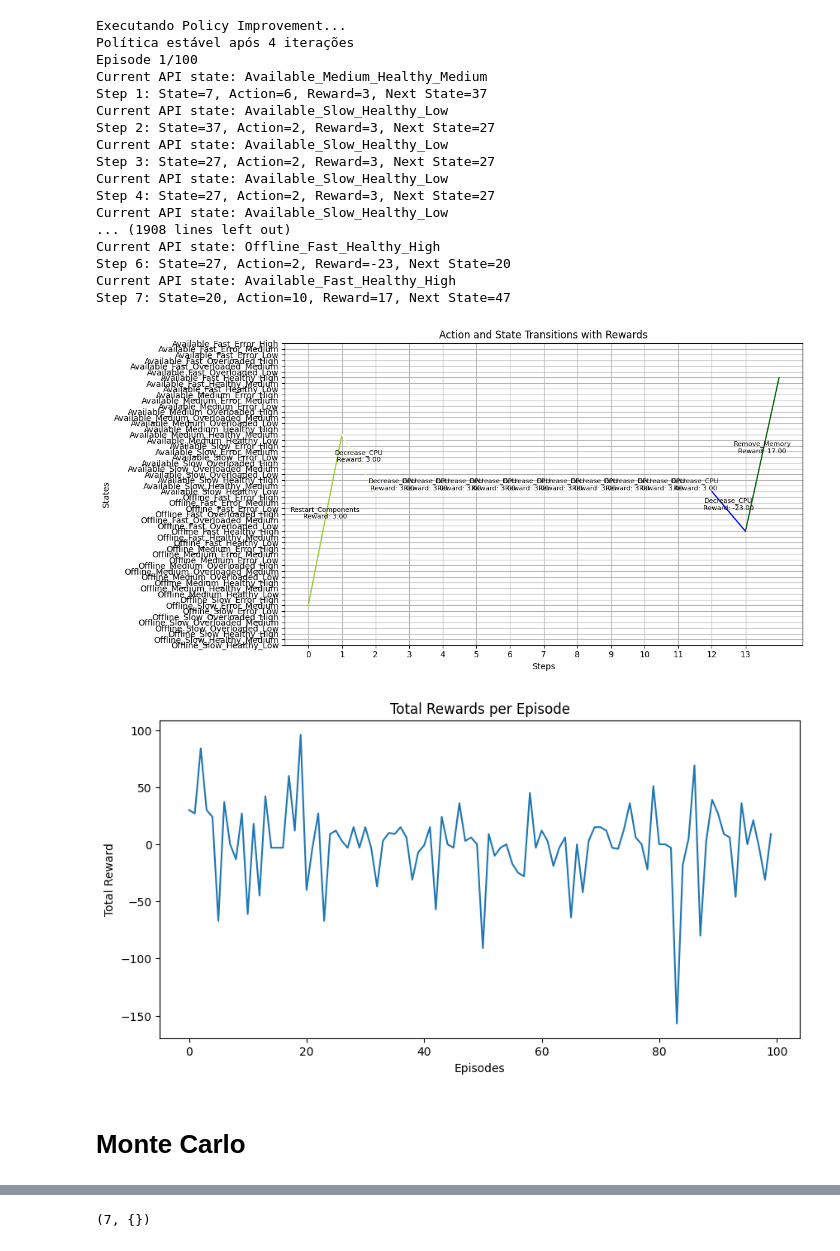
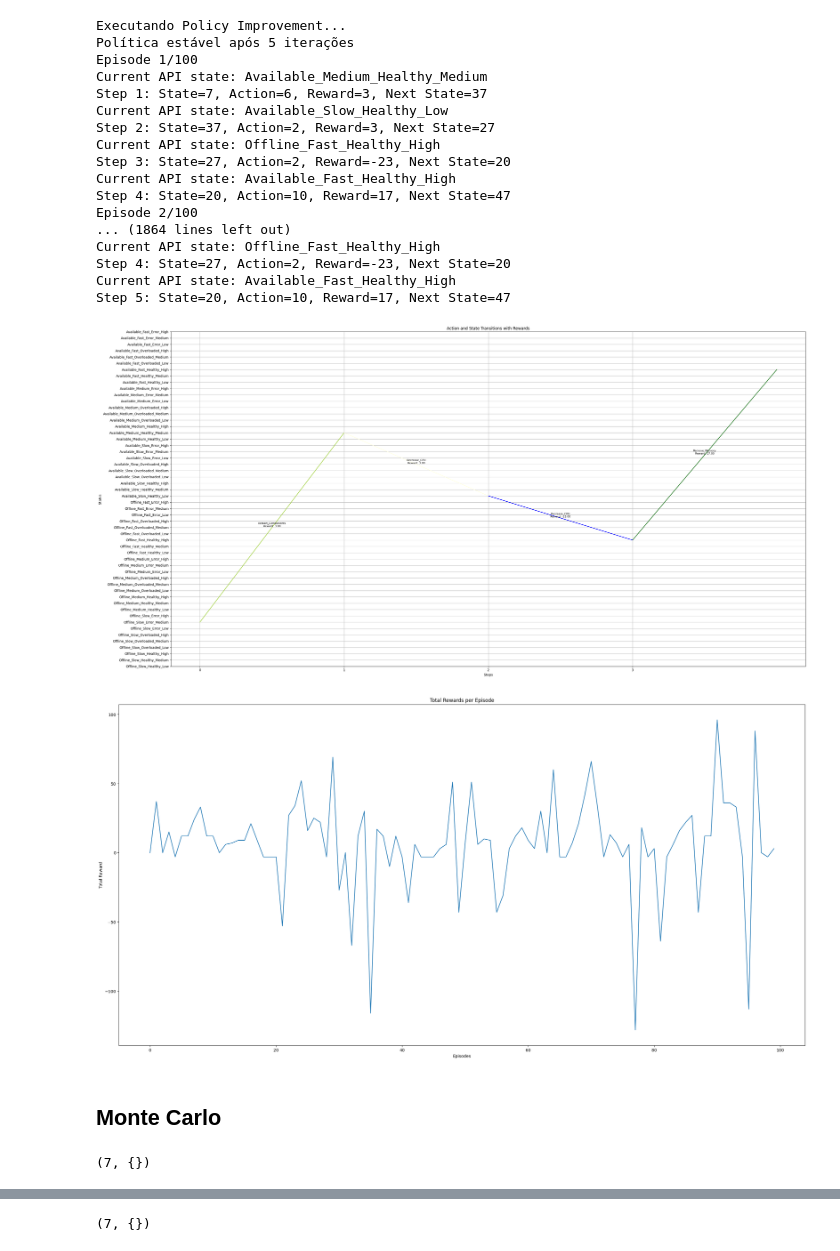
Before and after one commit to arturossouza/API-Env, a Jupyter notebook: main.ipynb, the cells around one changed output, grey strips where cells are left out. Drawn from its saved outputs; the diff is of its cells as text; code cells hidden in the pictures.

```diff
--- a/main.ipynb
+++ b/main.ipynb
@@ -55,0 +90,27 @@ Step 23: State=20, Action=7, Reward=13, Next State=47
+# %%
+policy_improvement_state_rewards = {
+    "availability": {"Available": 5, "Offline": -40},
+    "response_speed": {"Fast": 7, "Medium": -2, "Slow": -5},
+    "health": {"Healthy": 5, "Error": -10, "Overloaded": -8},
+    "request_capacity": {"Low": -5, "Medium": -1, "High": 2},
+}
+
+policy_improvement_actions_penalties = {
+    "Increase_CPU": -120,
+    "Increase_CPU_Slightly": -20,
+    "Decrease_CPU": 3,
+    "Decrease_CPU_Slightly": 2,
+    "Corrective_Maintenance": -7,
+    "Preventive_Maintenance": -3,
+    "Restart_Components": -4,
+    "Update_Version": -6,
+    "Rollback_Version": -16,
+    "Add_Memory": -95,
+    "Remove_Memory": -2,
+}
+# %%
+env = APIEnv(
+    state_rewards=policy_improvement_state_rewards,
+    actions_penalties=policy_improvement_actions_penalties,
+)
+env.reset()
@@ -56,39 +119,36 @@ Step 23: State=20, Action=7, Reward=13, Next State=47
 # %%
-env = APIEnv()
-env.reset()
-
 # Executando Policy Improvement e visualizando o progresso
 print("\nExecutando Policy Improvement...")
 policy_pi, _ = policy_improvement(env)
 histories_pi, rewards_pi, total_rewards_pi = run_policy(env, policy_pi)
 
 # Visualizando o histórico e as recompensas do primeiro episódio
 plot_action_state_history(histories_pi[0], rewards_pi[0], env)
 
 # Visualizando as recompensas acumuladas em todos os episódios
 plot_total_rewards(total_rewards_pi)
 # %% [output]
 Executando Policy Improvement...
-Política estável após 4 iterações
+Política estável após 5 iterações
 Episode 1/100
 Current API state: Available_Medium_Healthy_Medium
 Step 1: State=7, Action=6, Reward=3, Next State=37
 Current API state: Available_Slow_Healthy_Low
 Step 2: State=37, Action=2, Reward=3, Next State=27
-Current API state: Available_Slow_Healthy_Low
-Step 3: State=27, Action=2, Reward=3, Next State=27
-Current API state: Available_Slow_Healthy_Low
-Step 4: State=27, Action=2, Reward=3, Next State=27
-Current API state: Available_Slow_Healthy_Low
-... (1908 lines left out)
 Current API state: Offline_Fast_Healthy_High
-Step 6: State=27, Action=2, Reward=-23, Next State=20
+Step 3: State=27, Action=2, Reward=-23, Next State=20
 Current API state: Available_Fast_Healthy_High
-Step 7: State=20, Action=10, Reward=17, Next State=47
+Step 4: State=20, Action=10, Reward=17, Next State=47
+Episode 2/100
+... (1864 lines left out)
+Current API state: Offline_Fast_Healthy_High
+Step 4: State=27, Action=2, Reward=-23, Next State=20
+Current API state: Available_Fast_Healthy_High
+Step 5: State=20, Action=10, Reward=17, Next State=47
-[figure, old version]
+[figure, new version]
-[figure, old version]
+[figure, new version]
 # %% [markdown]
-# Monte Carlo
+## Monte Carlo
 # %%
 from src.algorithms.monte_carlo.utils import (
     plot_action_state_history_with_rewards,
@@ -97,0 +179,8 @@ from src.algorithms.monte_carlo.epsilon_greedy_control import mc_control_epsilon
+# %%
+env = APIEnv(
+    state_rewards=monte_carlo_state_rewards,
+    actions_penalties=monte_carlo_actions_penalties,
+)
+env.reset()
+# %% [output]
+(7, {})
```
Also changed, not shown: parts of 21 cells of this notebook, 4 other files.
